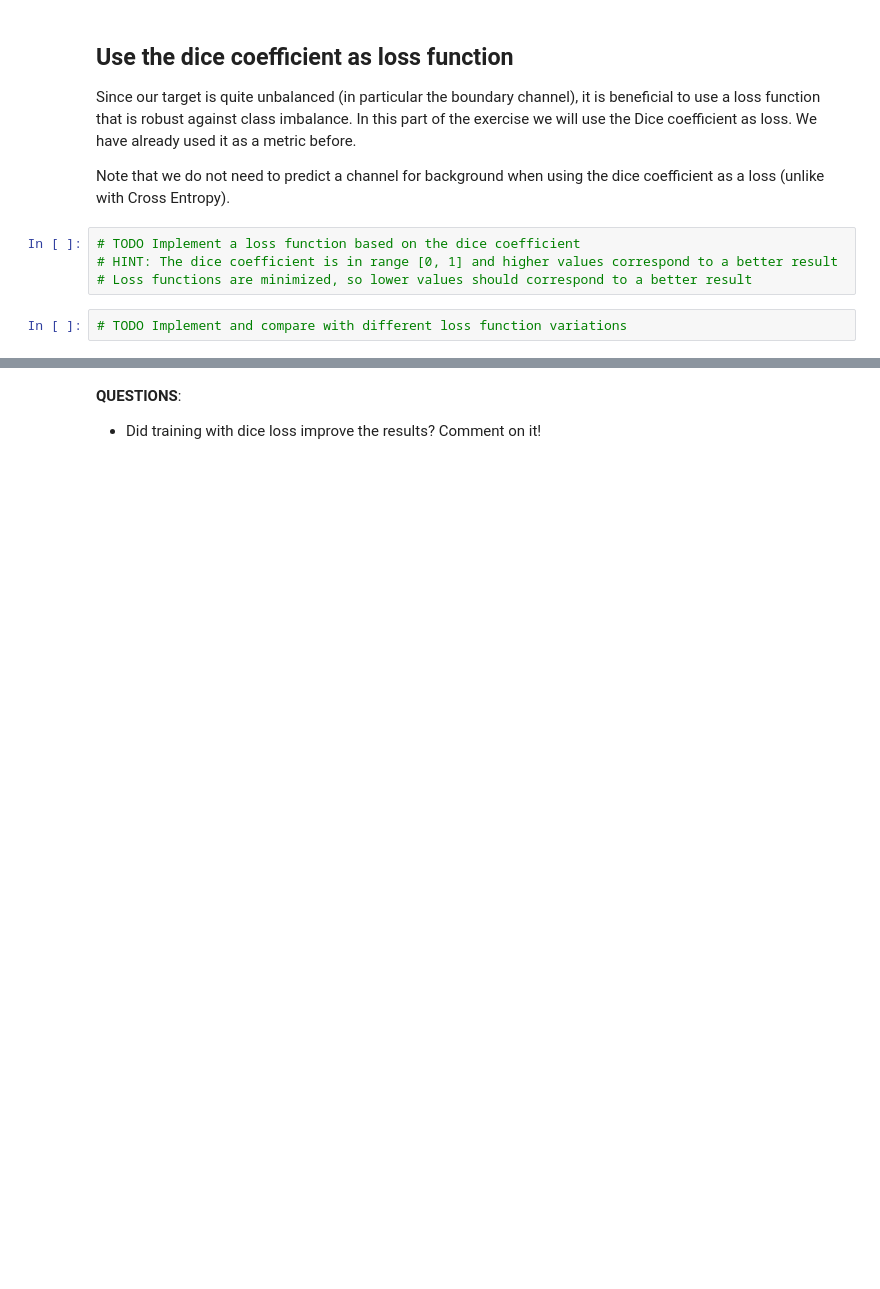
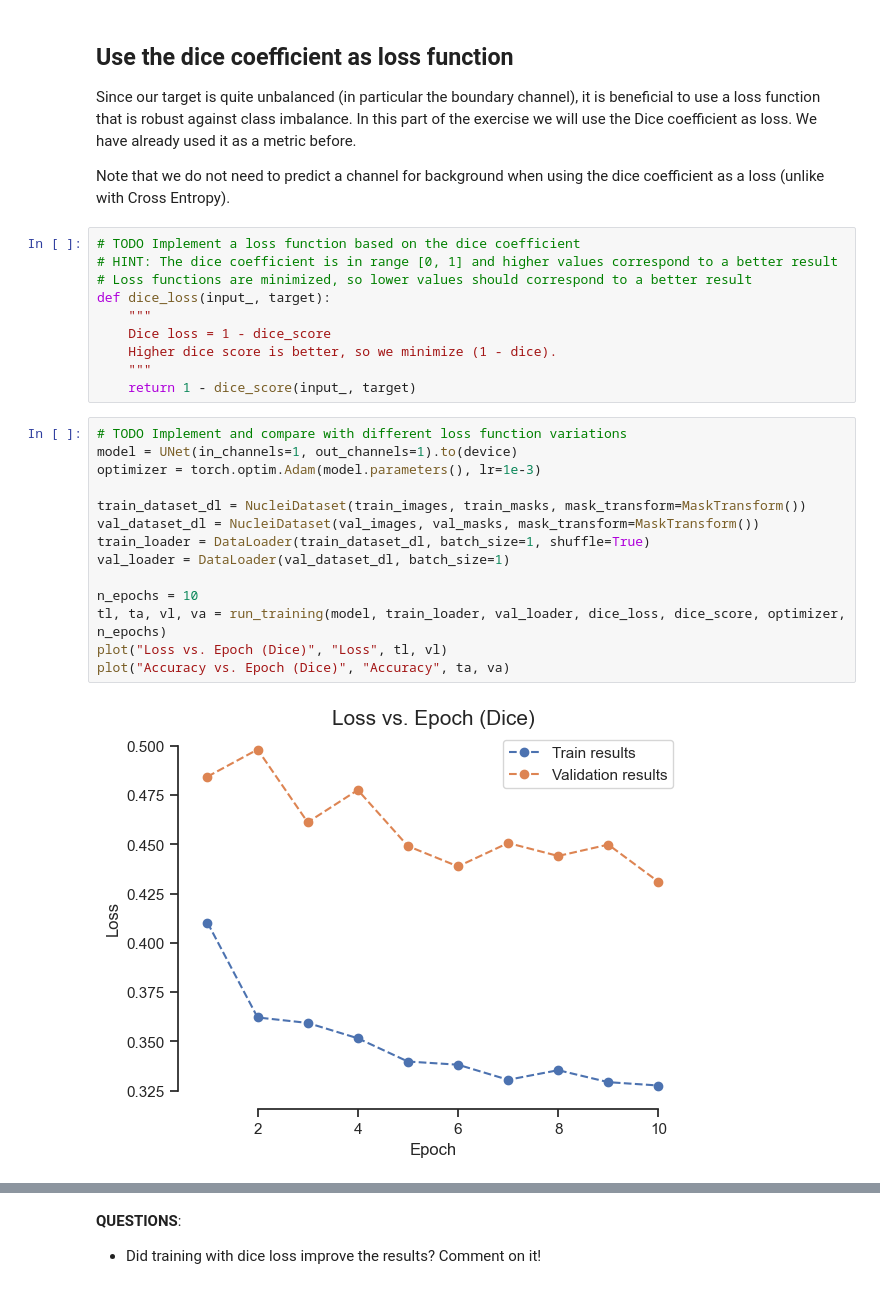
Before and after one commit to mak8427/Deep-Learning-Computer-Vision, a Jupyter notebook: madkour-mattioli-schellscheidt-4 (3).ipynb, the cells around one changed output, grey strips where cells are left out. Cells and saved outputs as stored; diff of their text form; blank space fills up the shorter version.

```diff
--- a/madkour-mattioli-schellscheidt-4 (3).ipynb
+++ b/madkour-mattioli-schellscheidt-4 (3).ipynb
@@ -920,5 +999,25 @@ Note that we do not need to predict a channel for background when using the dice
 # TODO Implement a loss function based on the dice coefficient
 # HINT: The dice coefficient is in range [0, 1] and higher values correspond to a better result
 # Loss functions are minimized, so lower values should correspond to a better result
+def dice_loss(input_, target):
+    """
+    Dice loss = 1 - dice_score
+    Higher dice score is better, so we minimize (1 - dice).
+    """
+    return 1 - dice_score(input_, target)
-# %%
-# TODO Implement and compare with different loss function variations
+# %%
+# TODO Implement and compare with different loss function variations
+model = UNet(in_channels=1, out_channels=1).to(device)
+optimizer = torch.optim.Adam(model.parameters(), lr=1e-3)
+
+train_dataset_dl = NucleiDataset(train_images, train_masks, mask_transform=MaskTransform())
+val_dataset_dl = NucleiDataset(val_images, val_masks, mask_transform=MaskTransform())
+train_loader = DataLoader(train_dataset_dl, batch_size=1, shuffle=True)
+val_loader = DataLoader(val_dataset_dl, batch_size=1)
+
+n_epochs = 10
+tl, ta, vl, va = run_training(model, train_loader, val_loader, dice_loss, dice_score, optimizer, n_epochs)
+plot("Loss vs. Epoch (Dice)", "Loss", tl, vl)
+plot("Accuracy vs. Epoch (Dice)", "Accuracy", ta, va)
+# %% [output]
+[figure, added]
```
Also changed, not shown: parts of 11 cells of this notebook.
